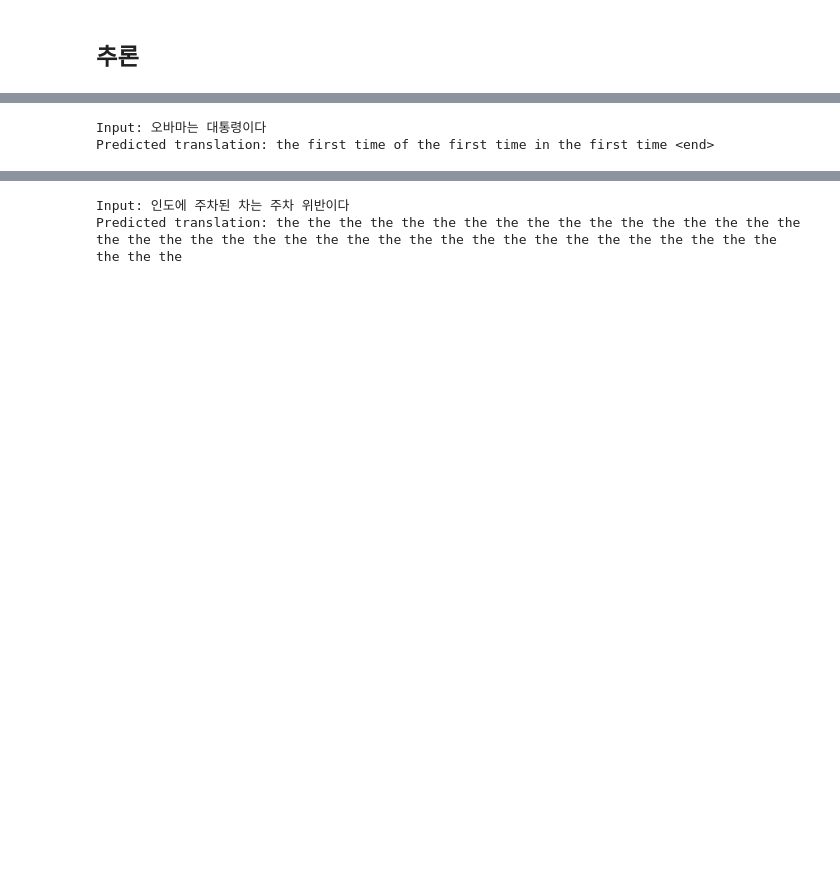
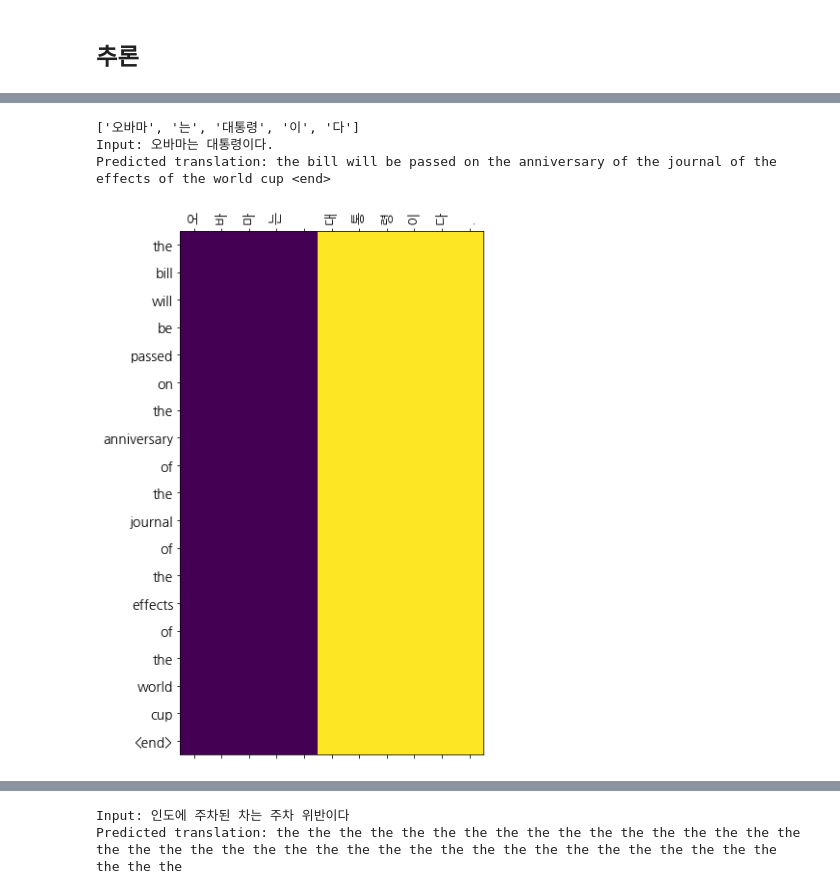
Before and after one commit to YSKIM-moya/AIFFEL_quest_rs, a Jupyter notebook: GoingDeeper/Gd04/seq2seq_kor_eng_translator.ipynb, the cells around one changed output, grey strips where cells are left out. Drawn from its saved outputs; the diff is of its cells as text; code cells hidden in the pictures; blank space fills up the shorter version.

```diff
--- a/GoingDeeper/Gd04/seq2seq_kor_eng_translator.ipynb
+++ b/GoingDeeper/Gd04/seq2seq_kor_eng_translator.ipynb
@@ -1225,8 +1272,10 @@ Predicted translation: the the the the the the the the the the the the the the t
 # %%
-translate("오바마는 대통령이다.", encoder, decoder)
+translate("오바마는 대통령이다.", encoder, decoder, True)
 # %% [output]
-Input: 오바마는 대통령이다
-Predicted translation: the first time of the first time in the first time <end>
+['오바마', '는', '대통령', '이', '다']
+Input: 오바마는 대통령이다.
+Predicted translation: the bill will be passed on the anniversary of the journal of the effects of the world cup <end>
+[figure, added]
 # %%
 translate("시민들은 도시 속에 산다.", encoder, decoder)
 # %% [output]
```
Also changed, not shown: parts of 33 cells of this notebook.
